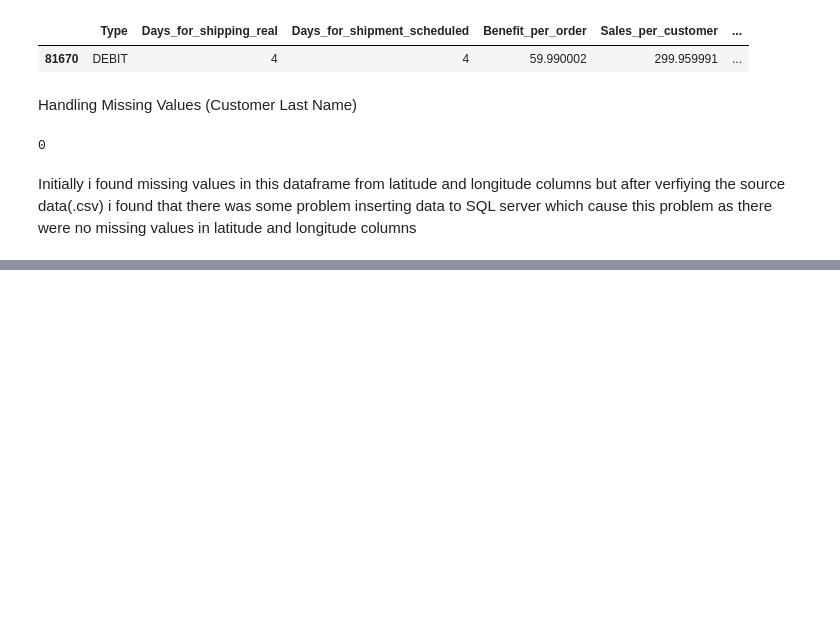
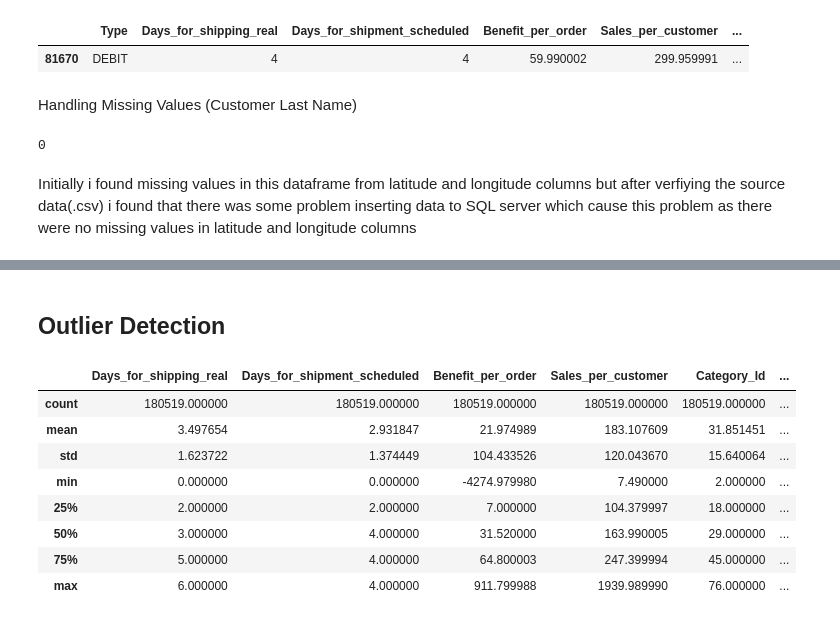
Before and after one commit to RutulPatel3/DataCoSupplyChain_DataAnalysisProject, a Jupyter notebook: python/EDA.ipynb, the cells around one changed output, grey strips where cells are left out. Drawn from its saved outputs; the diff is of its cells as text; code cells hidden in the pictures; blank space fills up the shorter version.

```diff
--- a/python/EDA.ipynb
+++ b/python/EDA.ipynb
@@ -183,0 +353,14 @@ Initially i found missing values in this dataframe from latitude and longitude c
+# %% [markdown]
+## Outlier Detection
+# %%
+df.describe()
+# %% [output]
+|  | Days_for_shipping_real | Days_for_shipment_scheduled | Benefit_per_order | Sales_per_customer | Category_Id | ... |
+| count | 180519.000000 | 180519.000000 | 180519.000000 | 180519.000000 | 180519.000000 | ... |
+| mean | 3.497654 | 2.931847 | 21.974989 | 183.107609 | 31.851451 | ... |
+| std | 1.623722 | 1.374449 | 104.433526 | 120.043670 | 15.640064 | ... |
+| min | 0.000000 | 0.000000 | -4274.979980 | 7.490000 | 2.000000 | ... |
+| 25% | 2.000000 | 2.000000 | 7.000000 | 104.379997 | 18.000000 | ... |
+| 50% | 3.000000 | 4.000000 | 31.520000 | 163.990005 | 29.000000 | ... |
+| 75% | 5.000000 | 4.000000 | 64.800003 | 247.399994 | 45.000000 | ... |
+| max | 6.000000 | 4.000000 | 911.799988 | 1939.989990 | 76.000000 | ... |
```
Also changed, not shown: parts of 32 cells of this notebook, 2 other files.
